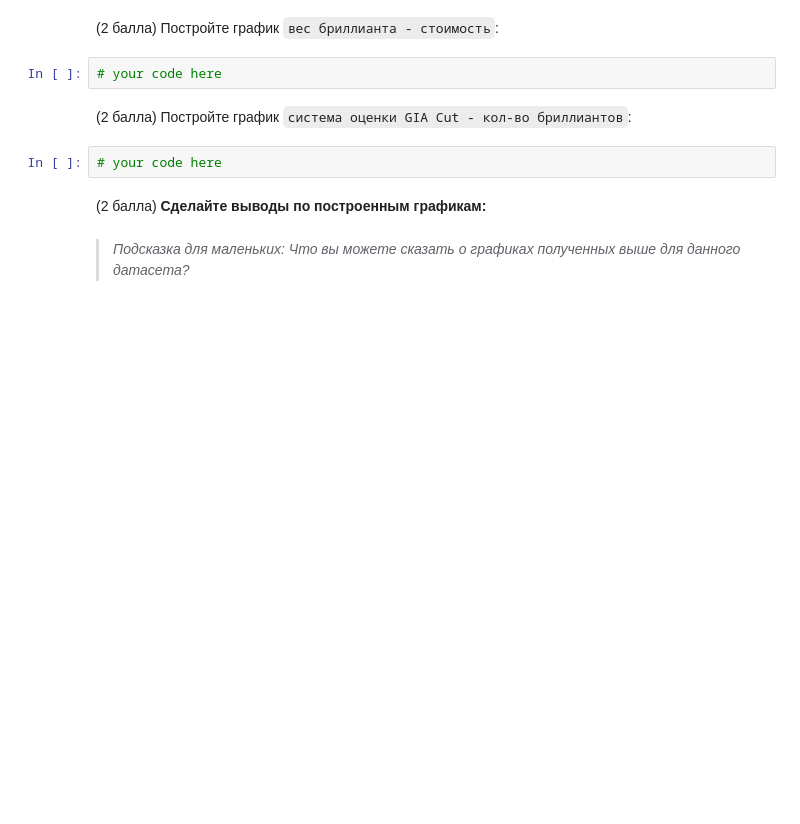
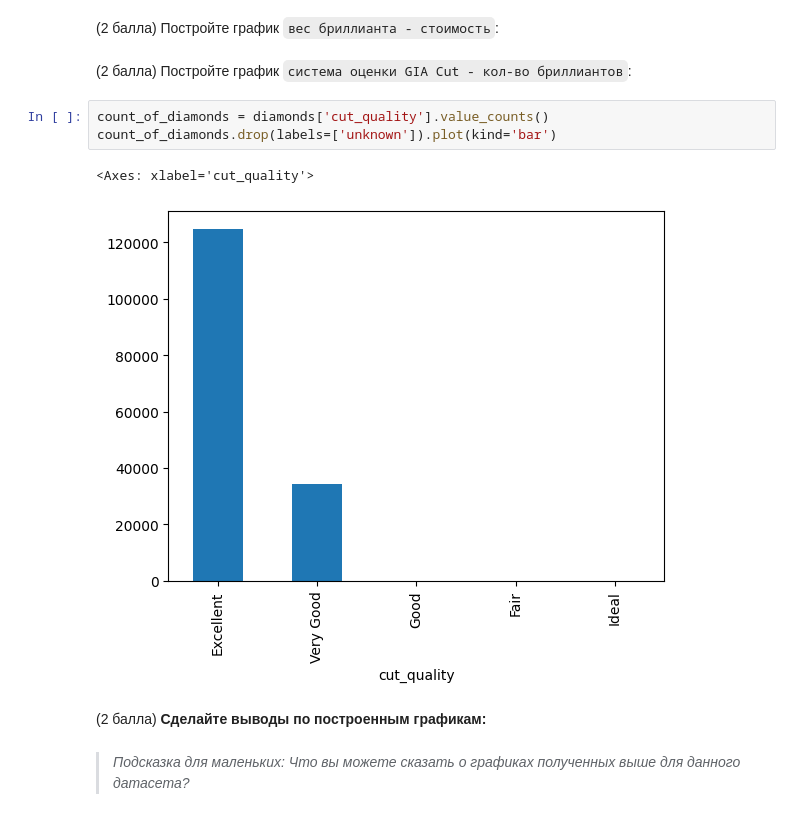
Before and after one commit to dmitriifeshin/labotary, a Jupyter notebook: lab_work_dimas.ipynb, the cells around one changed output. Drawn from its saved outputs; the diff is of its cells as text; blank space fills up the shorter version.

```diff
--- a/lab_work_dimas.ipynb
+++ b/lab_work_dimas.ipynb
@@ -507,11 +577,13 @@ diamonds
 # %% [markdown]
 (2 балла) Постройте график `вес бриллианта - стоимость`:
-# %%
-# your code here
 # %% [markdown]
 (2 балла) Постройте график `система оценки GIA Cut - кол-во бриллиантов`:
-# %%
-# your code here
+# %%
+count_of_diamonds = diamonds['cut_quality'].value_counts()
+count_of_diamonds.drop(labels=['unknown']).plot(kind='bar')
+# %% [output]
+<Axes: xlabel='cut_quality'>
+[figure, added]
 # %% [markdown]
 (2 балла) **Сделайте выводы по построенным графикам:**
 # %% [markdown]
```
Also changed, not shown: parts of 26 cells of this notebook.
